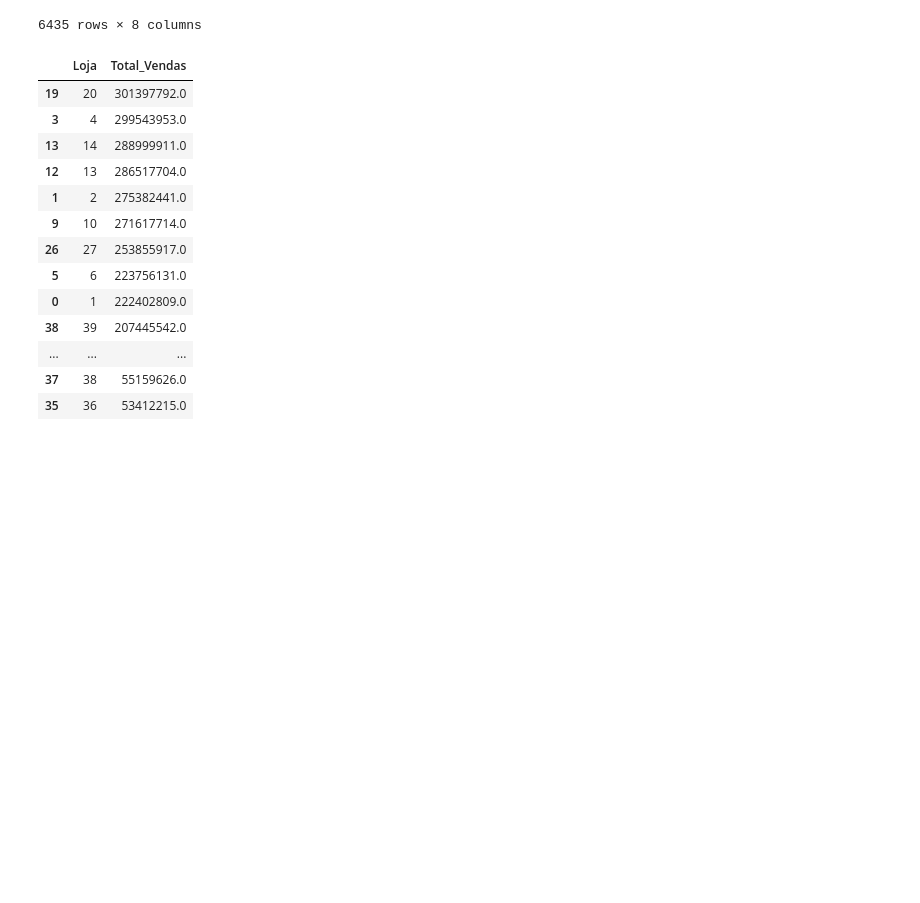
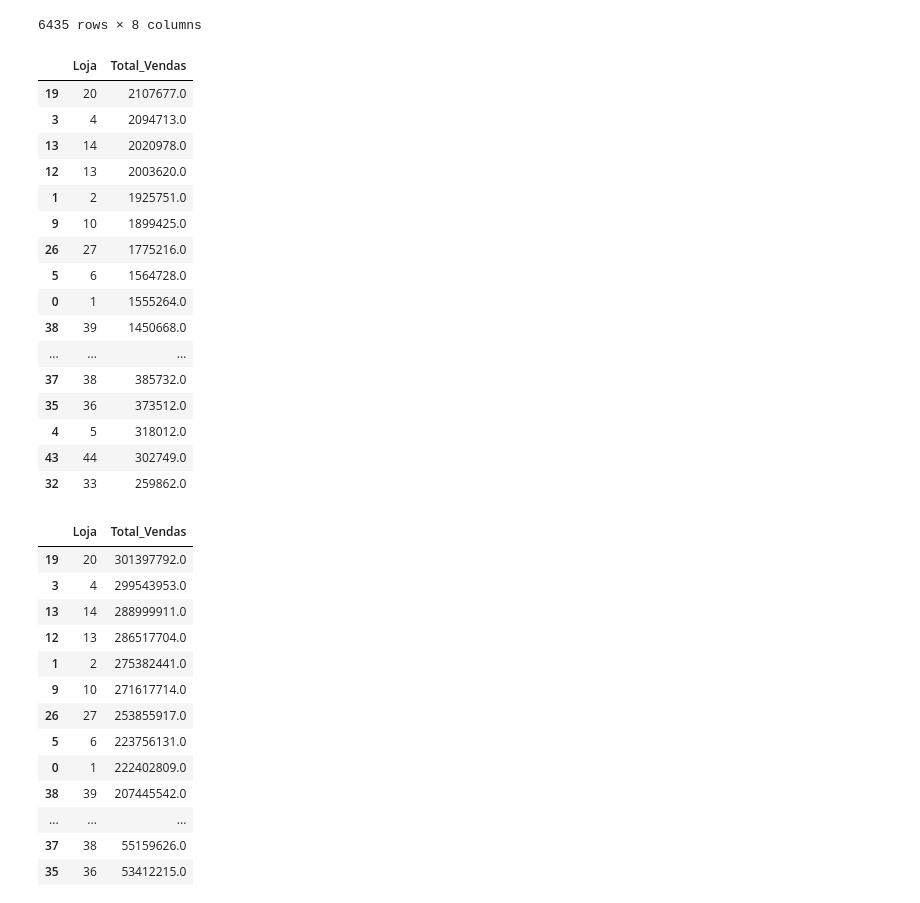
Before and after one commit to BenKefa/projetoGit, a Jupyter notebook: MiniProjeto_DBC_Slot4.ipynb, the cells around one changed output. Cells and saved outputs as stored; diff of their text form; code cells hidden in the pictures; blank space fills up the shorter version.

```diff
--- a/MiniProjeto_DBC_Slot4.ipynb
+++ b/MiniProjeto_DBC_Slot4.ipynb
@@ -177,4 +177,34 @@ df
 | 6433 | 45 | 2012-10-19 | 718125.53 | 0 | 13.59 | 3.969 | 192.330854 | ... |
 | 6434 | 45 | 2012-10-26 | 760281.43 | 0 | 14.92 | 3.882 | 192.308899 | ... |
 6435 rows × 8 columns
+# %%
+# Preço medio de vendas por loja
+media_vendas_por_loja = df.groupby('Loja',as_index=False)['Vendas_na_Semana'].mean()
+media_vendas_por_loja = media_vendas_por_loja.round()
+media_vendas_por_loja = media_vendas_por_loja.sort_values(by='Vendas_na_Semana',ascending=False)
+
+
+# Renoemar coluna para ficar de acordo com agrupamento
+media_vendas_por_loja.rename(columns = {
+    'Vendas_na_Semana':'Total_Vendas',
+    }, inplace = True)
+media_vendas_por_loja
+# %% [output]
+|  | Loja | Total_Vendas |
+| 19 | 20 | 2107677.0 |
+| 3 | 4 | 2094713.0 |
+| 13 | 14 | 2020978.0 |
+| 12 | 13 | 2003620.0 |
+| 1 | 2 | 1925751.0 |
+| 9 | 10 | 1899425.0 |
+| 26 | 27 | 1775216.0 |
+| 5 | 6 | 1564728.0 |
+| 0 | 1 | 1555264.0 |
+| 38 | 39 | 1450668.0 |
+| ... | ... | ... |
+| 37 | 38 | 385732.0 |
+| 35 | 36 | 373512.0 |
+| 4 | 5 | 318012.0 |
+| 43 | 44 | 302749.0 |
+| 32 | 33 | 259862.0 |
 # %%
```
Also changed, not shown: parts of 10 cells of this notebook.
